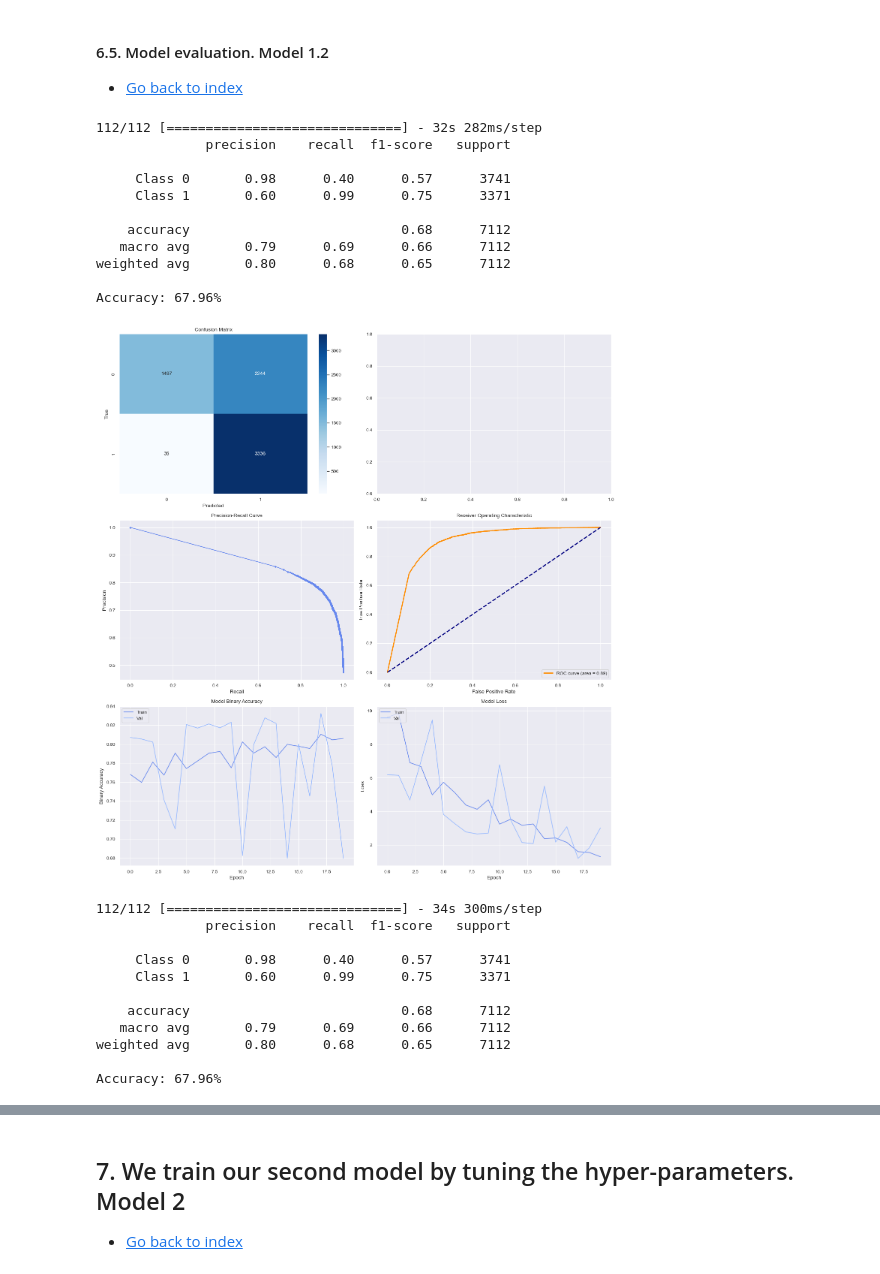
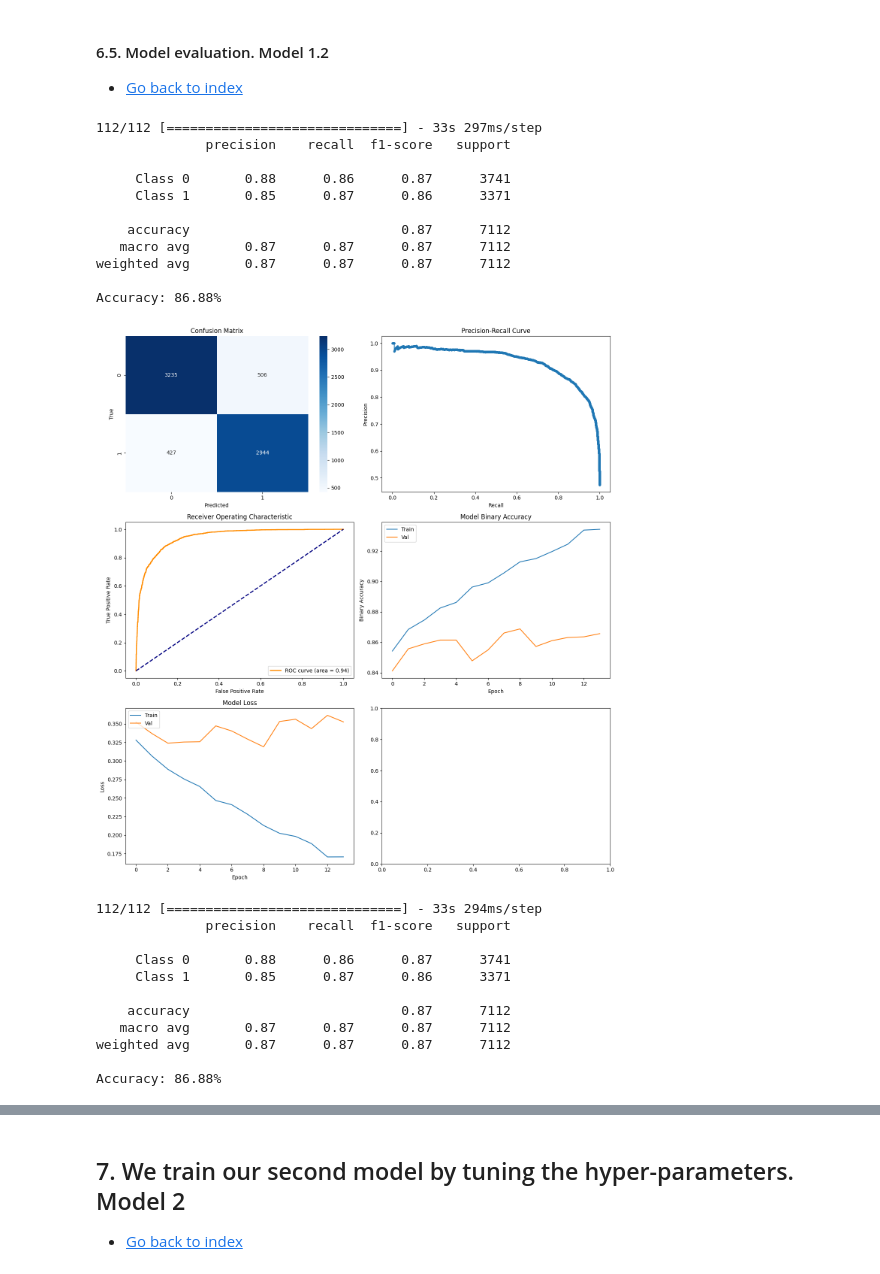
Before and after one commit to Fercv87/DL_Computer_Vision_Keras, a Jupyter notebook: 20240303_Neural_networks_Face_Recognition_v6_KERAS.ipynb, the cells around one changed output, grey strips where cells are left out. Saved outputs shown, nothing was run; the diff lists cells and outputs as text; code cells hidden in the pictures.

```diff
--- a/20240303_Neural_networks_Face_Recognition_v6_KERAS.ipynb
+++ b/20240303_Neural_networks_Face_Recognition_v6_KERAS.ipynb
@@ -1296,24 +1296,28 @@ Training completed in (mins):
 #### 6.5. Model evaluation. Model 1.2 <a id="section69"></a>
 
 * [Go back to index](#index)
+# %%
+FILENAME_MODEL="Model_12_weights.09-0.32.hdf5"
+FILEPATH_MODEL12 = os.path.join(current_working_directory, 'ckpt', FILENAME_MODEL)
+model_12_trainned = keras.models.load_model(FILEPATH_MODEL12)
 # %%
-evaluate_neural_network(model, val_dataset_2, history_v2)
+evaluate_neural_network(model_12_trainned, val_dataset_2, history_v2)
 # %% [output]
-112/112 [==============================] - 32s 282ms/step
+112/112 [==============================] - 33s 297ms/step
               precision    recall  f1-score   support
 
-     Class 0       0.98      0.40      0.57      3741
-     Class 1       0.60      0.99      0.75      3371
+     Class 0       0.88      0.86      0.87      3741
+     Class 1       0.85      0.87      0.86      3371
 
-    accuracy                           0.68      7112
-   macro avg       0.79      0.69      0.66      7112
-weighted avg       0.80      0.68      0.65      7112
+    accuracy                           0.87      7112
+   macro avg       0.87      0.87      0.87      7112
+weighted avg       0.87      0.87      0.87      7112
 
-Accuracy: 67.96%
+Accuracy: 86.88%
-[figure, old version]
+[figure, new version]
 # %%
 # Predict the labels for the validation set
-y_pred_probs = model.predict(val_dataset_2)
+y_pred_probs = model_12_trainned.predict(val_dataset_2)
 y_pred = (y_pred_probs > 0.5).astype(int).reshape(-1)
 
 # Extract true labels from the validation dataset
@@ -1326,17 +1330,17 @@ print(classification_report(y_true, y_pred, target_names=['Class 0', 'Class 1'])
 accuracy = accuracy_score(y_true, y_pred)
 print(f"Accuracy: {accuracy * 100:.2f}%")
 # %% [output]
-112/112 [==============================] - 34s 300ms/step
+112/112 [==============================] - 33s 294ms/step
               precision    recall  f1-score   support
 
-     Class 0       0.98      0.40      0.57      3741
-     Class 1       0.60      0.99      0.75      3371
+     Class 0       0.88      0.86      0.87      3741
+     Class 1       0.85      0.87      0.86      3371
 
-    accuracy                           0.68      7112
-   macro avg       0.79      0.69      0.66      7112
-weighted avg       0.80      0.68      0.65      7112
+    accuracy                           0.87      7112
+   macro avg       0.87      0.87      0.87      7112
+weighted avg       0.87      0.87      0.87      7112
 
-Accuracy: 67.96%
+Accuracy: 86.88%
 # %%
 # Example usage:
 calculate_combined_misclassification_info(
```
Also changed, not shown: parts of 28 cells of this notebook, 1 other file.
